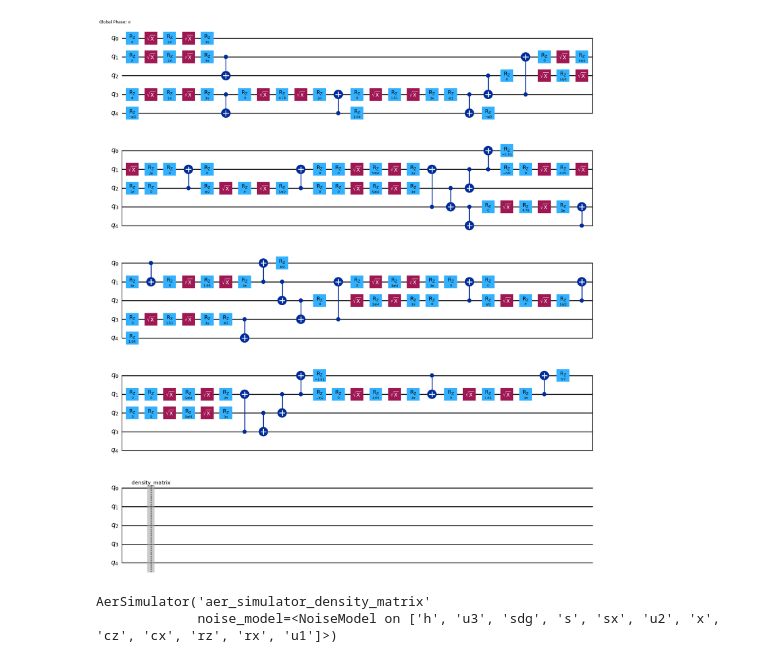
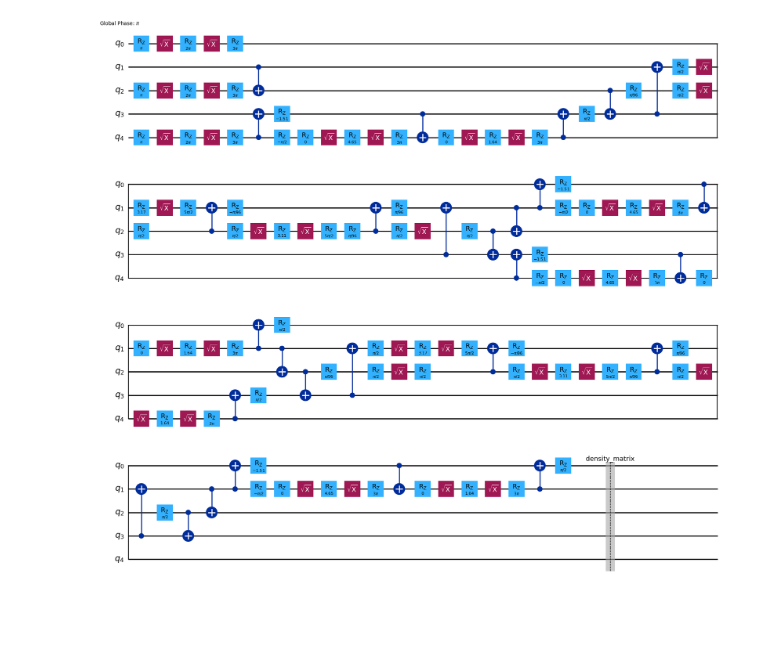
Before and after one commit to BOBO1997/osp_solutions, a Jupyter notebook: simulation/noise_free/5-qubit/run_trotter_5-qubit_proposed.ipynb, the cells around one changed output. Cells and saved outputs as stored; diff of their text form; code cells hidden in the pictures; blank space fills up the shorter version.

Commit message:
adjusted endian and did different attempts to get fidelity 1 but failed

```diff
--- a/simulation/noise_free/5-qubit/run_trotter_5-qubit_proposed.ipynb
+++ b/simulation/noise_free/5-qubit/run_trotter_5-qubit_proposed.ipynb
@@ -594,6 +48,7 @@ True
 fidelities = []
 nums_cnots = []
 
+print("trotter step list: ", num_steps_list)
 for num_steps in num_steps_list:
 
     print("trotter steps: ", num_steps)
@@ -604,12 +59,11 @@ for num_steps in num_steps_list:
 
     # Prepare initial state
     append_initial_state(qc=qc,
-                         state_initial_str=state_initial_str)
+                         state_initial=state_initial)
     append_block_trotter_proposed(qc=qc,
-                                  dt=dt,  ###!
-                                  lmd=lmd, ### !
-                                  num_steps=num_steps, ###!
-                                  type_H_eff="old",
+                                  dt=dt,
+                                  num_steps=num_steps,
+                                  type_H_eff=type_H_eff,
                                  )
 
     # Evaluate simulation at target_time (t=pi) meaning each trotter step evolves pi/trotter_steps in time
@@ -619,10 +73,12 @@ for num_steps in num_steps_list:
 
     ### execute circuits
     result_raw = simulator_ideal.run(qc_t3,
-                                        shots=0,
-                                        ).result()
+                                     shots=0,
+                                    ).result()
     dm_raw = result_to_dms(result=result_raw,
-                        endian_dm="big")[0]
+                           endian_result="little",
+                           endian_dm="little",
+                          )[0]
 
     fidelities.append(state_fidelity(dm_raw, state_target_dm))
     nums_cnots.append(qc_t3.count_ops().get("cx"))
@@ -665,24 +133,20 @@ with open("run_trotter_"+str(num_qubits)+"-qubit_proposed.pkl", "wb") as f:
 # %%
 qc = QuantumCircuit(num_qubits)
 
 # Prepare initial state
 append_initial_state(qc=qc,
-                        state_initial_str=state_initial_str)
+                     state_initial=state_initial)
 append_block_trotter_proposed(qc=qc,
                               dt=dt / 2,
-                              lmd= - 1.0, ### !
-                              num_steps=2 * 2)
+                              num_steps=2 * 2,
+                              type_H_eff=type_H_eff,
+                             )
 
 # Evaluate simulation at target_time (t=pi) meaning each trotter step evolves pi/trotter_steps in time
 qc = qc.assign_parameters({dt: time_evolution / num_steps})
 # qc_t3 = transpile(RemoveBarriers()(qc), optimization_level=3, basis_gates=["sx", "cx", "rz"])
 qc_t3 = transpile(qc, optimization_level=0, basis_gates=["sx", "cx", "rz"])
 qc_t3.save_density_matrix()
 qc_t3.draw("mpl")
 # %% [output]
-[figure, old version]
+[figure, new version]
-# %%
-print(simulator_noisy)
-# %% [output]
-AerSimulator('aer_simulator_density_matrix'
-             noise_model=<NoiseModel on ['h', 'u3', 'sdg', 's', 'sx', 'u2', 'x', 'cz', 'cx', 'rz', 'rx', 'u1']>)
```
Also changed, not shown: parts of 7 cells of this notebook, 10 other files.
